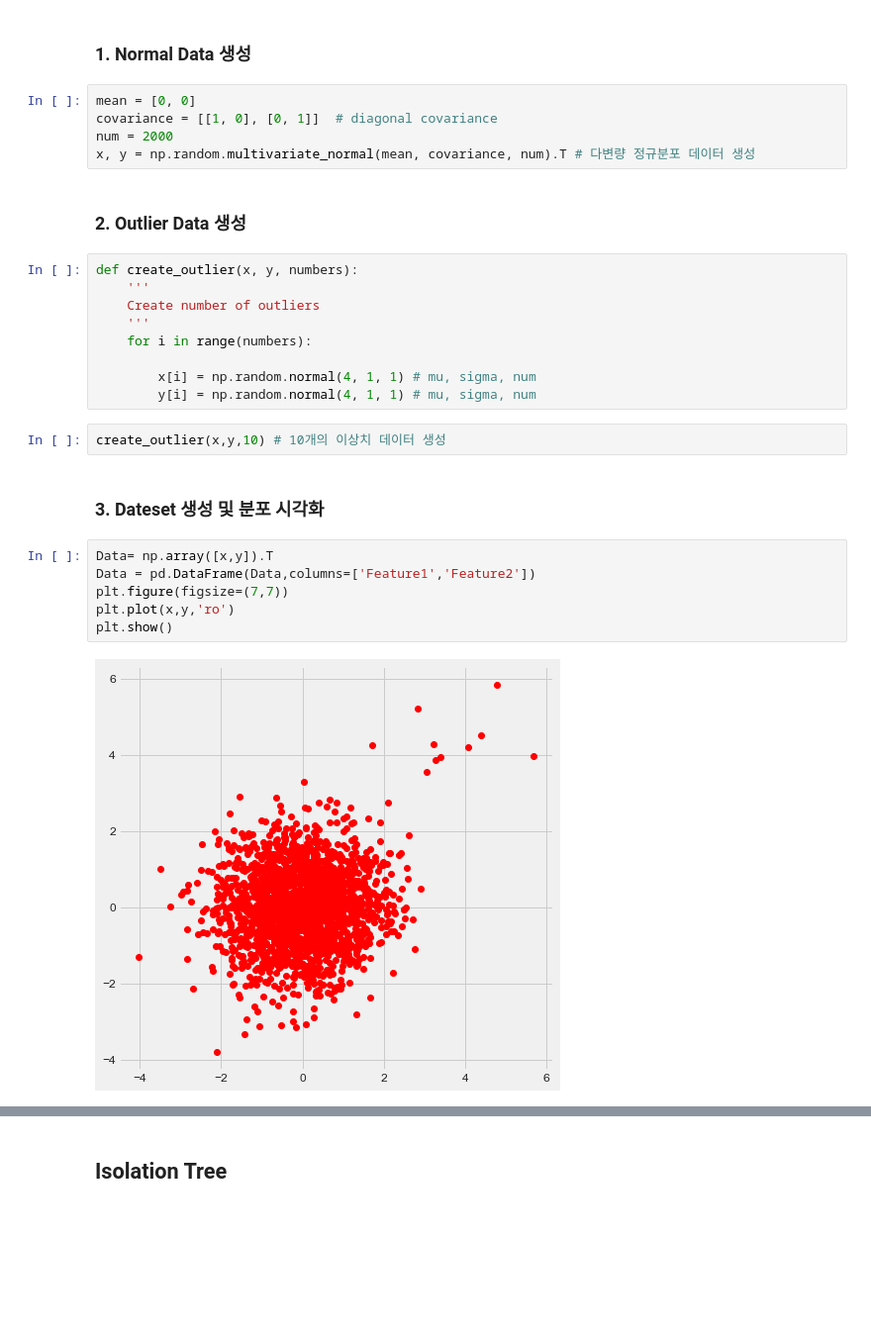
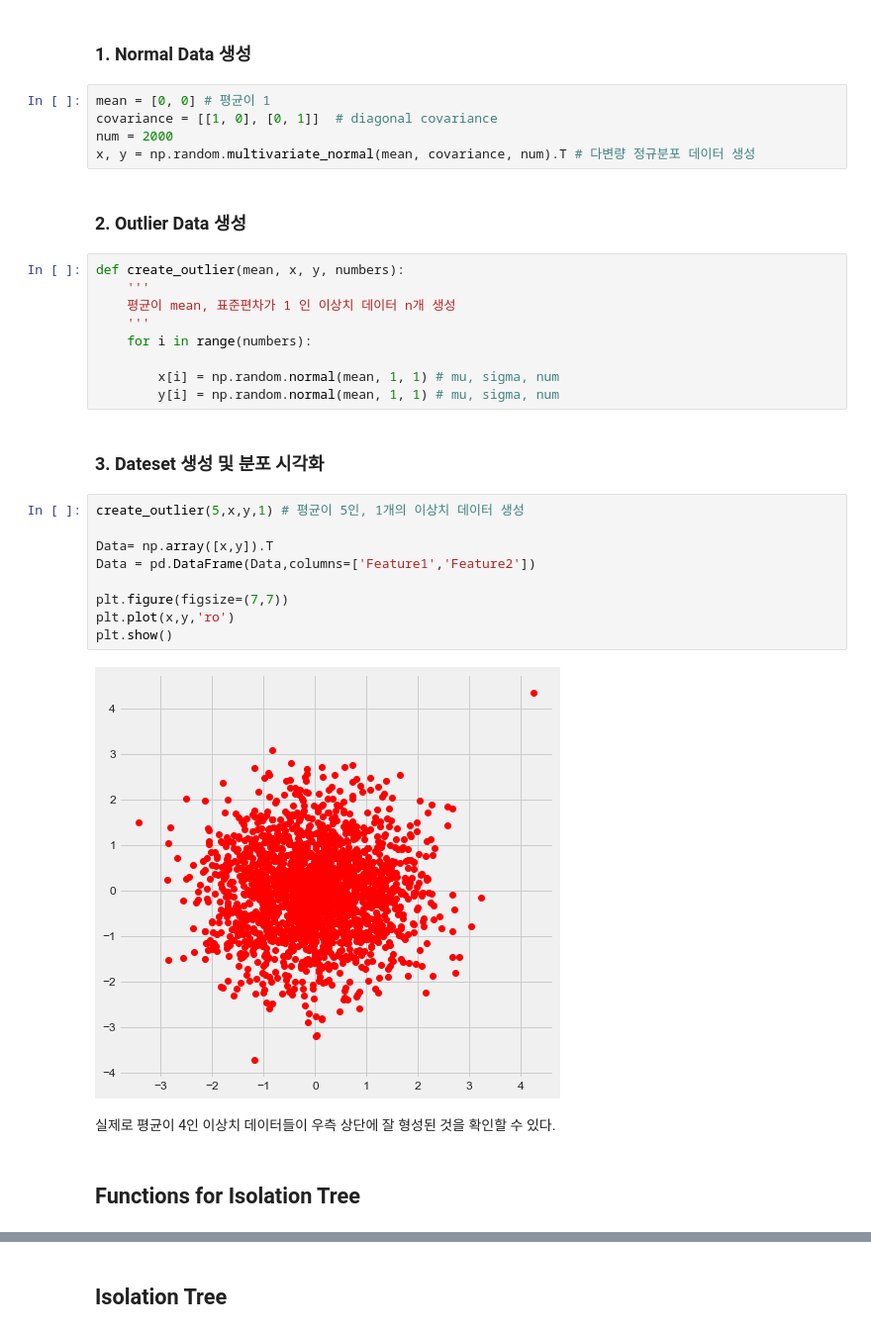
Before and after one commit to pppanghyun/2022-Fall-Business-Analytics, a Jupyter notebook: 3_Anomaly_Detection/isolation_forest.ipynb, the cells around one changed output, grey strips where cells are left out. Shown at 99% size. Saved outputs shown, nothing was run; the diff lists cells and outputs as text; blank space fills up the shorter version.

Commit message:
isolation forest

```diff
--- a/3_Anomaly_Detection/isolation_forest.ipynb
+++ b/3_Anomaly_Detection/isolation_forest.ipynb
@@ -23,30 +53,35 @@ rcParams['figure.figsize'] = 16,8
 # %% [markdown]
 ### 1. Normal Data 생성
 # %%
-mean = [0, 0]
+mean = [0, 0] # 평균이 1
 covariance = [[1, 0], [0, 1]]  # diagonal covariance
 num = 2000
 x, y = np.random.multivariate_normal(mean, covariance, num).T # 다변량 정규분포 데이터 생성
 # %% [markdown]
 ### 2. Outlier Data 생성
 # %%
-def create_outlier(x, y, numbers):
+def create_outlier(mean, x, y, numbers):
     '''
-    Create number of outliers
+    평균이 mean, 표준편차가 1 인 이상치 데이터 n개 생성
     '''
     for i in range(numbers):
 
-        x[i] = np.random.normal(4, 1, 1) # mu, sigma, num
-        y[i] = np.random.normal(4, 1, 1) # mu, sigma, num
+        x[i] = np.random.normal(mean, 1, 1) # mu, sigma, num
+        y[i] = np.random.normal(mean, 1, 1) # mu, sigma, num
-# %%
-create_outlier(x,y,10) # 10개의 이상치 데이터 생성
 # %% [markdown]
 ### 3. Dateset 생성 및 분포 시각화
 # %%
+create_outlier(5,x,y,1) # 평균이 5인, 1개의 이상치 데이터 생성
+
 Data= np.array([x,y]).T
 Data = pd.DataFrame(Data,columns=['Feature1','Feature2'])
+
 plt.figure(figsize=(7,7))
 plt.plot(x,y,'ro')
 plt.show()
 # %% [output]
-[figure, old version]
+[figure, new version]
+# %% [markdown]
+실제로 평균이 4인 이상치 데이터들이 우측 상단에 잘 형성된 것을 확인할 수 있다.
+# %% [markdown]
+## Functions for Isolation Tree
```
Also changed, not shown: parts of 51 cells of this notebook, 9 other files.
